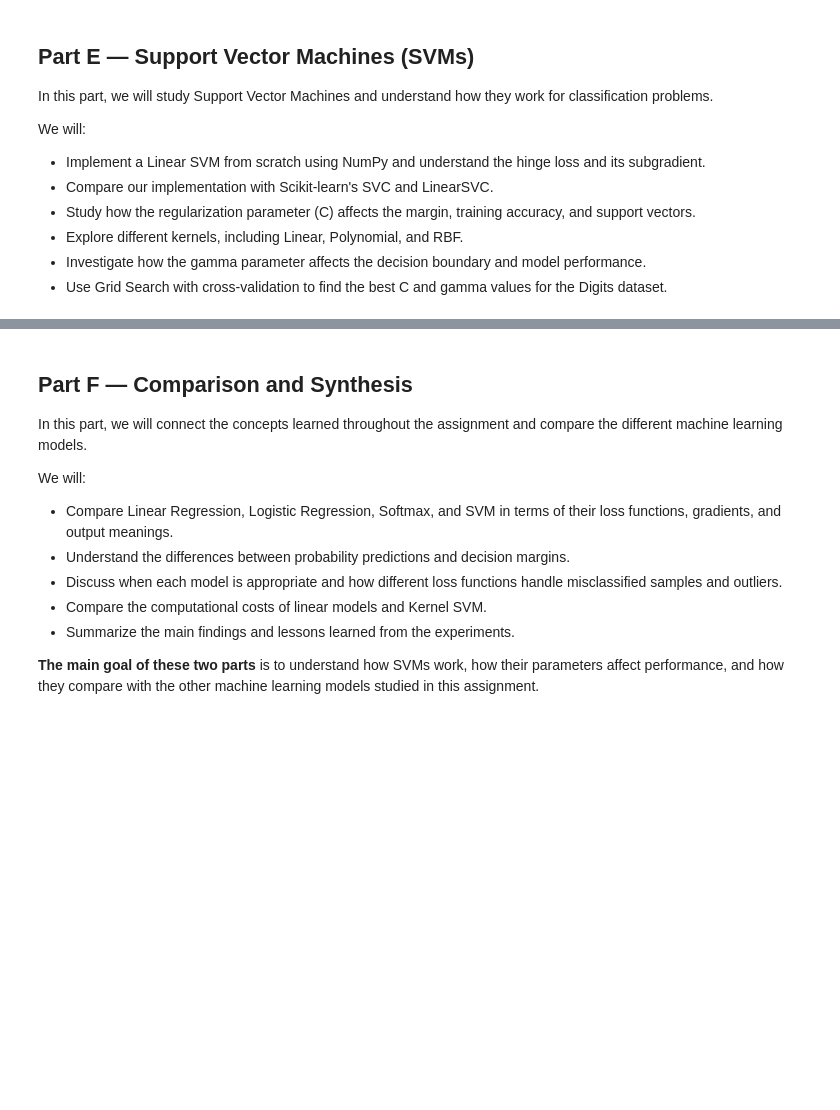
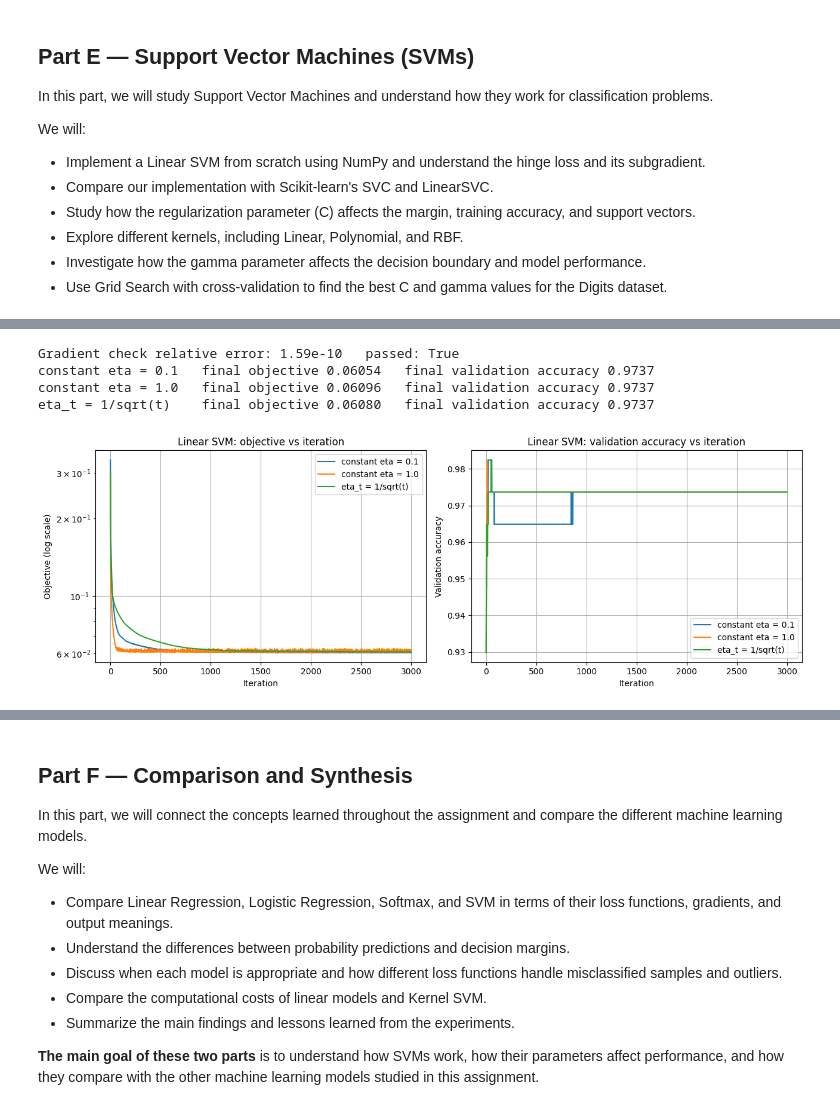
Before and after one commit to YaseenRamzyy/ML-Assignment-2, a Jupyter notebook: ML_Assignment_2.ipynb, the cells around one changed output, grey strips where cells are left out. Saved outputs shown, nothing was run; the diff lists cells and outputs as text; code cells hidden in the pictures; blank space fills up the shorter version.

```diff
--- a/ML_Assignment_2.ipynb
+++ b/ML_Assignment_2.ipynb
@@ -2313,0 +596,67 @@ Final Test Accuracy: 0.9778
+# %%
+# Task 23 — Linear SVM from scratch (Breast Cancer, standardized, labels in {-1, +1}, lambda = 0.01)
+bc = splits["Breast cancer"]
+svm_mean, svm_std = bc["X_train"].mean(axis=0), bc["X_train"].std(axis=0)       # training statistics only
+X_tr, X_va = ((bc[k] - svm_mean) / svm_std for k in ("X_train", "X_val"))
+y_tr, y_va = 2 * bc["y_train"] - 1, 2 * bc["y_val"] - 1
+LAM = 0.01
+
+
+def svm_objective(X, y, w, b, lam=LAM):
+    """(lam/2)||w||^2 + mean hinge loss (b is not regularized)."""
+    hinge = np.maximum(0, 1 - y * (X @ w + b))
+    return lam / 2 * np.sum(w ** 2) + hinge.mean()
+
+
+def svm_gradient(X, y, w, b, lam=LAM):
+    """Subgradient: only points with y*f(x) < 1 contribute."""
+    active = y * (X @ w + b) < 1
+    dw = lam * w - X[active].T @ y[active] / len(X)
+    db = -y[active].sum() / len(X)
+    return dw, db
+
+
+# ---- Gradient check at a random point (epsilon = 1e-6, tolerance 1e-5), reusing grad_check from Task 4 ----
+theta = np.random.default_rng(42).normal(0, 0.1, X_tr.shape[1] + 1)             # theta = [w, b]
+objective = lambda th: svm_objective(X_tr, y_tr, th[:-1], th[-1])
+subgradient = lambda th: np.append(*svm_gradient(X_tr, y_tr, th[:-1], th[-1]))
+error = grad_check(objective, subgradient, theta, epsilon=1e-6)
+print(f"Gradient check relative error: {error:.2e}   passed: {error < 1e-5}")
+
+# ---- Full-batch subgradient descent, 3000 iterations, three step-size schedules ----
+schedules = {
+    "constant eta = 0.1": lambda t: 0.1,
+    "constant eta = 1.0": lambda t: 1.0,
+    "eta_t = 1/sqrt(t)":  lambda t: 1.0 / np.sqrt(t),
+}
+
+history = {}
+for name, eta in schedules.items():
+    w, b = np.zeros(X_tr.shape[1]), 0.0
+    objectives, val_accuracies = [], []
+    for t in range(1, 3001):
+        dw, db = svm_gradient(X_tr, y_tr, w, b)
+        w -= eta(t) * dw
+        b -= eta(t) * db
+        objectives.append(svm_objective(X_tr, y_tr, w, b))
+        val_accuracies.append(np.mean(np.where(X_va @ w + b >= 0, 1, -1) == y_va))
+    history[name] = (objectives, val_accuracies)
+    print(f"{name:20s} final objective {objectives[-1]:.5f}   final validation accuracy {val_accuracies[-1]:.4f}")
+
+fig, (ax_obj, ax_acc) = plt.subplots(1, 2, figsize=(13, 4.5))
+for name, (objectives, val_accuracies) in history.items():
+    ax_obj.plot(objectives, label=name)
+    ax_acc.plot(val_accuracies, label=name)
+ax_obj.set(title="Linear SVM: objective vs iteration", xlabel="Iteration", ylabel="Objective (log scale)", yscale="log")
+ax_acc.set(title="Linear SVM: validation accuracy vs iteration", xlabel="Iteration", ylabel="Validation accuracy")
+for ax in (ax_obj, ax_acc):
+    ax.legend()
+    ax.grid(True)
+plt.tight_layout()
+plt.show()
+# %% [output]
+Gradient check relative error: 1.59e-10   passed: True
+constant eta = 0.1   final objective 0.06054   final validation accuracy 0.9737
+constant eta = 1.0   final objective 0.06096   final validation accuracy 0.9737
+eta_t = 1/sqrt(t)    final objective 0.06080   final validation accuracy 0.9737
+[figure, added]
```
Also changed, not shown: parts of 24 cells of this notebook.
